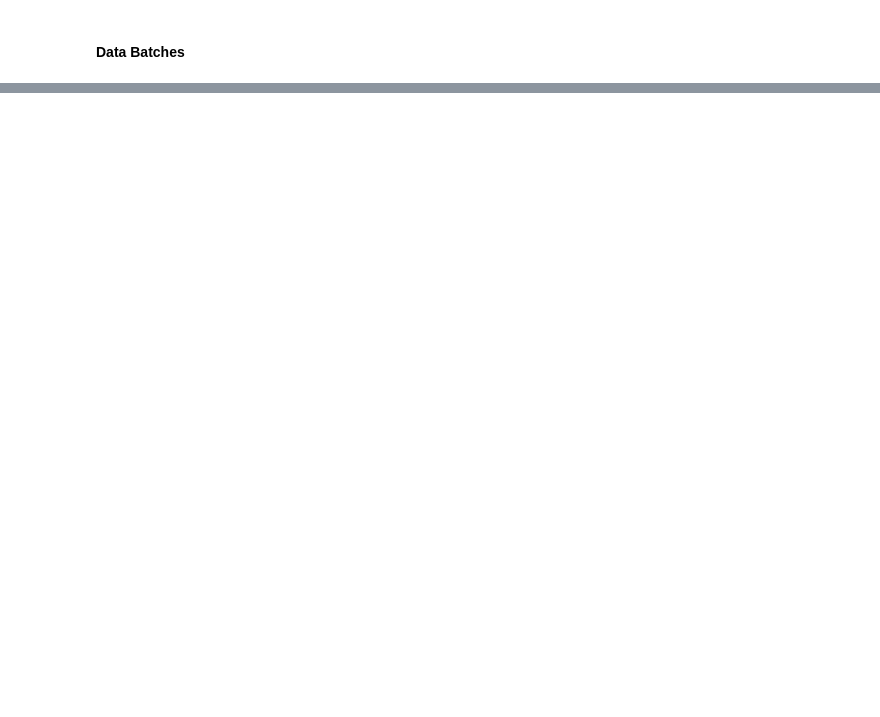
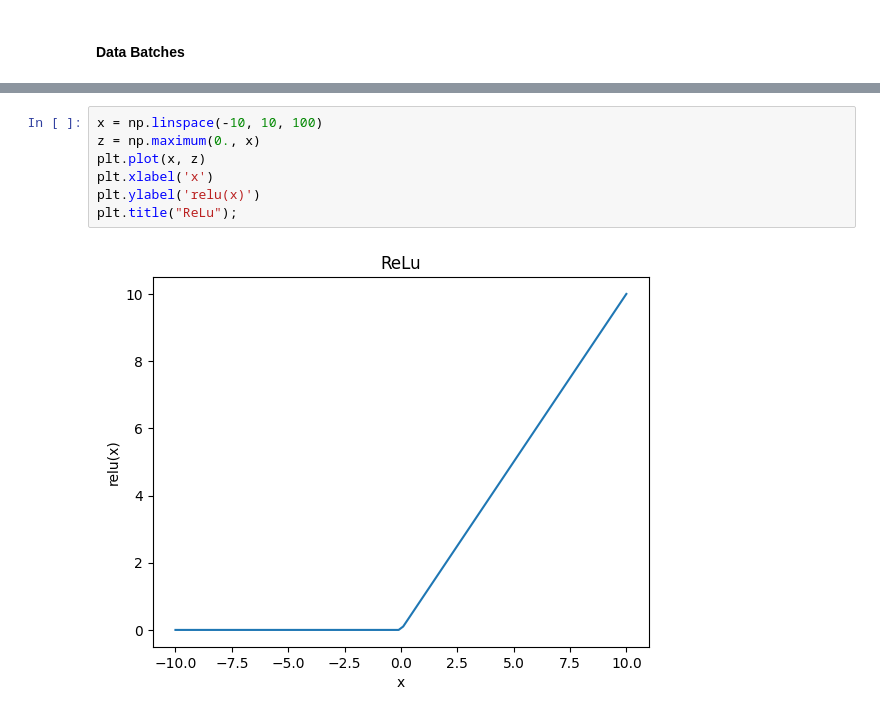
Before and after one commit to soumyadipghorai/Deep-Learning-Essentials, a Jupyter notebook: tensorflow/tensor.ipynb, the cells around one changed output, grey strips where cells are left out. Saved outputs shown, nothing was run; the diff lists cells and outputs as text; blank space fills up the shorter version.

```diff
--- a/tensorflow/tensor.ipynb
+++ b/tensorflow/tensor.ipynb
@@ -154,0 +210,9 @@ data type of tensor :  float64
+# %%
+x = np.linspace(-10, 10, 100)
+z = np.maximum(0., x)
+plt.plot(x, z)
+plt.xlabel('x')
+plt.ylabel('relu(x)')
+plt.title("ReLu");
+# %% [output]
+[figure, added]
```
Also changed, not shown: parts of 23 cells of this notebook.
